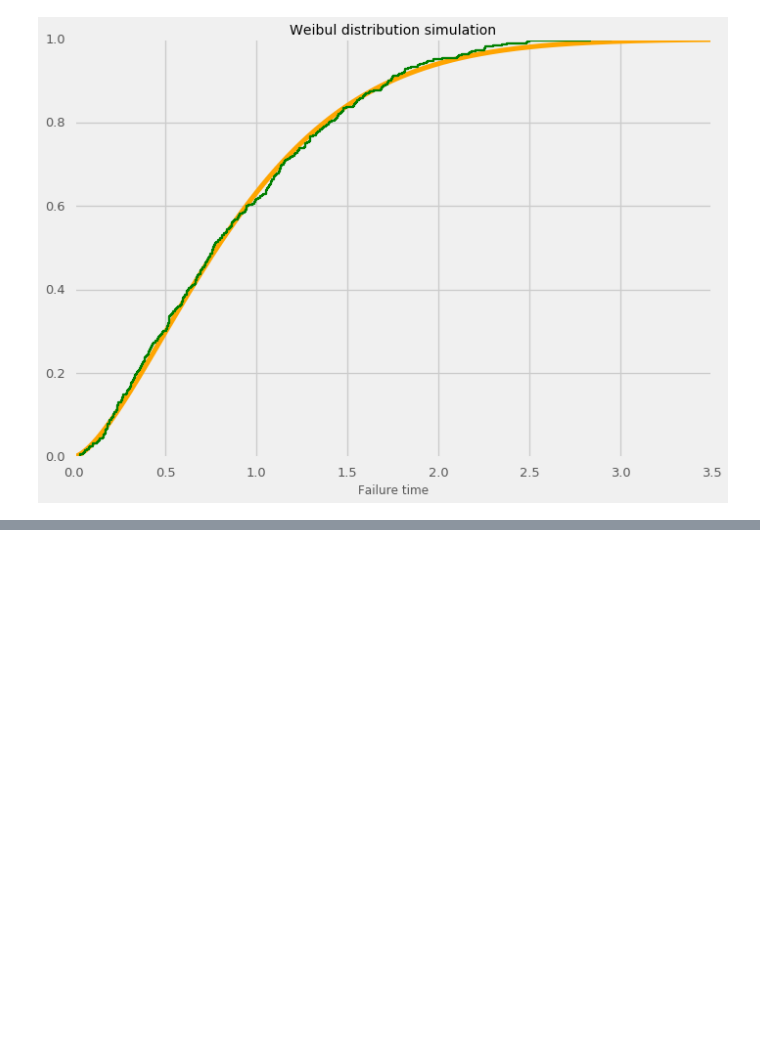
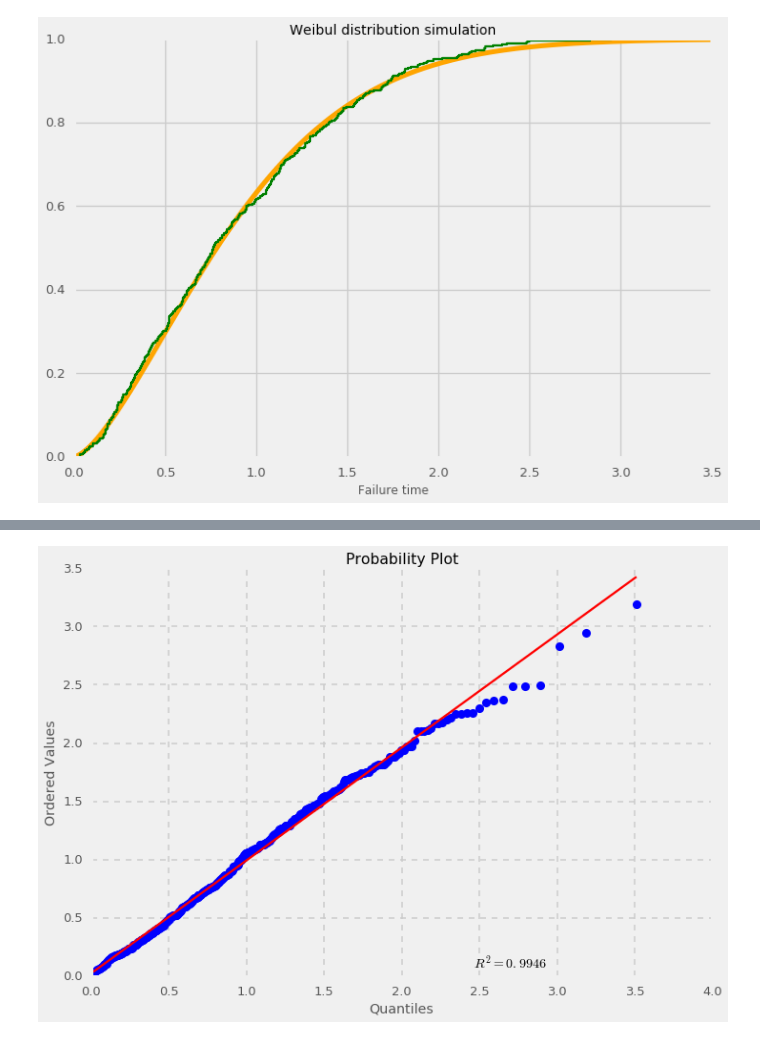
Before and after one commit to doolingdavid/Mastering-Python-Data-Analysis, a Jupyter notebook: learning.ipynb, the cells around one changed output, grey strips where cells are left out. Saved outputs shown, nothing was run; the diff lists cells and outputs as text; code cells hidden in the pictures; blank space fills up the shorter version.

```diff
--- a/learning.ipynb
+++ b/learning.ipynb
@@ -624,0 +637,5 @@ plt.xlabel('Failure time', fontsize=12);
+# %%
+st.probplot(weib_variates, dist=stats.weibull_min(beta,scale=eta), plot=plt)
+plt.grid(lw=1.5, ls='dashed')
+# %% [output]
+[figure, added]
```
Also changed, not shown: parts of 2 cells of this notebook.
